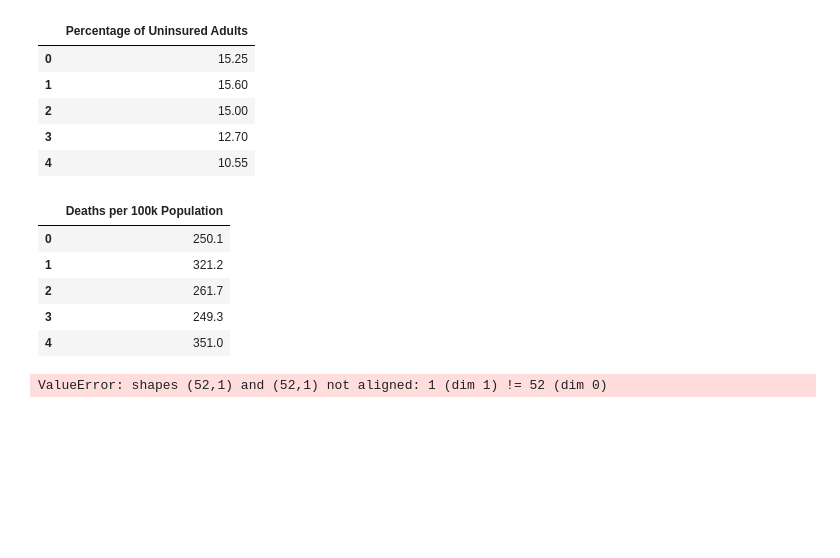
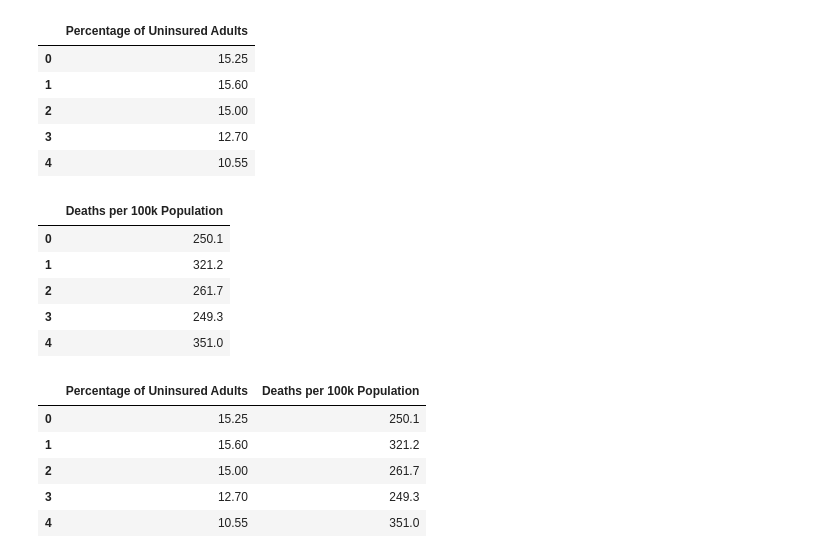
Before and after one commit to redpandata19/Project_1_Team_5, a Jupyter notebook: Premature_deaths.ipynb, the cells around one changed output. Cells and saved outputs as stored; diff of their text form; code cells hidden in the pictures; blank space fills up the shorter version.

```diff
--- a/Premature_deaths.ipynb
+++ b/Premature_deaths.ipynb
@@ -596,14 +598,16 @@ avoidable_deaths_df.head()
 | 2 | 261.7 |
 | 3 | 249.3 |
 | 4 | 351.0 |
-# %%
-uninsured = unis_1819_df.iloc[:,:]
-deaths = avoidable_deaths_df.iloc[:,:]
-correlation = st.pearsonr(uninsured,deaths)
-plt.scatter(uninsured,deaths)
-plt.xlabel('Percentage Uninsured')
-plt.ylabel('Preventable Deaths per 100,000 Population')
-print(f"The correlation between both factors is {round(correlation[0],2)}")
-plt.show()
-# %% [output]
-ValueError: shapes (52,1) and (52,1) not aligned: 1 (dim 1) != 52 (dim 0)
+# %%
+uninsured = unis_1819_df['Percentage of Uninsured Adults']
+deaths = avoidable_deaths_df['Deaths per 100k Population']
+# the next line (pd.concat) is from ChatGPT : https://pandas.pydata.org/pandas-docs/stable/reference/api/pandas.concat.html
+clean_data_df = pd.concat([uninsured, deaths], axis=1).dropna()
+clean_data_df.head()
+# %% [output]
+|  | Percentage of Uninsured Adults | Deaths per 100k Population |
+| 0 | 15.25 | 250.1 |
+| 1 | 15.60 | 321.2 |
+| 2 | 15.00 | 261.7 |
+| 3 | 12.70 | 249.3 |
+| 4 | 10.55 | 351.0 |
```
Also changed, not shown: parts of 3 cells of this notebook.
